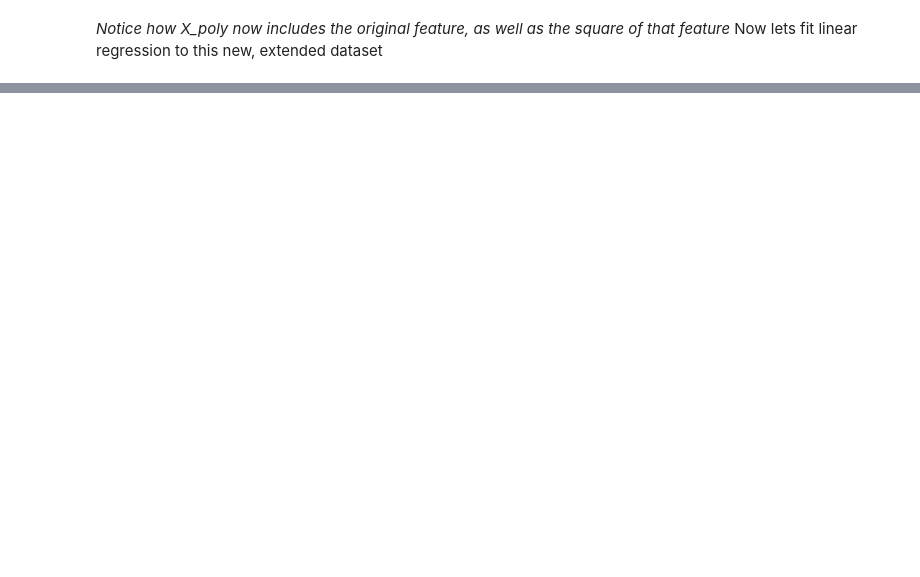
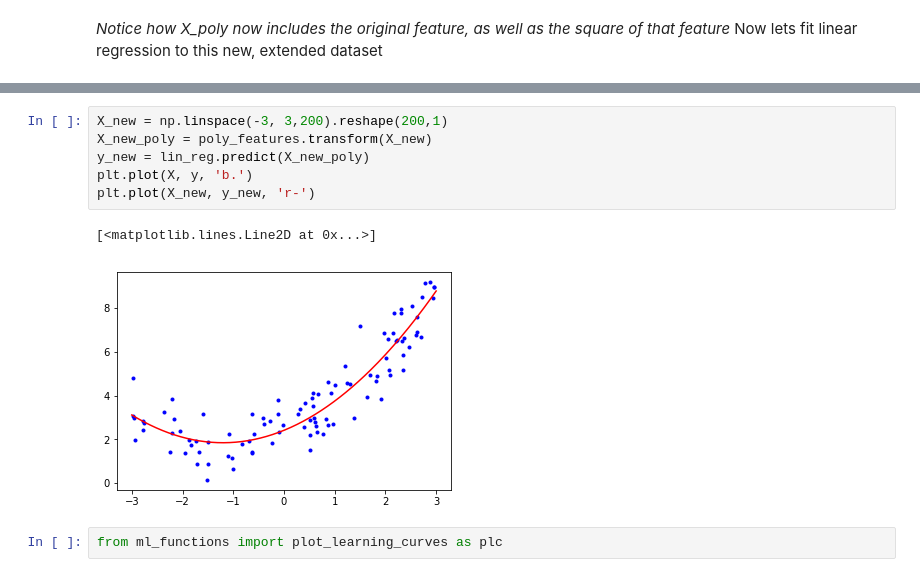
Before and after one commit to AyEnEss/ml_learning, a Jupyter notebook: notes/ch_04_training_models.ipynb, the cells around one changed output, grey strips where cells are left out. Cells and saved outputs as stored; diff of their text form; blank space fills up the shorter version.

Commit message:
added more to notes, included a new folder called functions, which now has a file that will be used to store common functions for ml tasks

```diff
--- a/notes/ch_04_training_models.ipynb
+++ b/notes/ch_04_training_models.ipynb
@@ -193,0 +201,11 @@ plt.show()
+# %%
+X_new = np.linspace(-3, 3,200).reshape(200,1)
+X_new_poly = poly_features.transform(X_new)
+y_new = lin_reg.predict(X_new_poly)
+plt.plot(X, y, 'b.')
+plt.plot(X_new, y_new, 'r-')
+# %% [output]
+[<matplotlib.lines.Line2D at 0x...>]
+[figure, added]
+# %%
+from ml_functions import plot_learning_curves as plc
```
Also changed, not shown: parts of 20 cells of this notebook, 6 other files.
